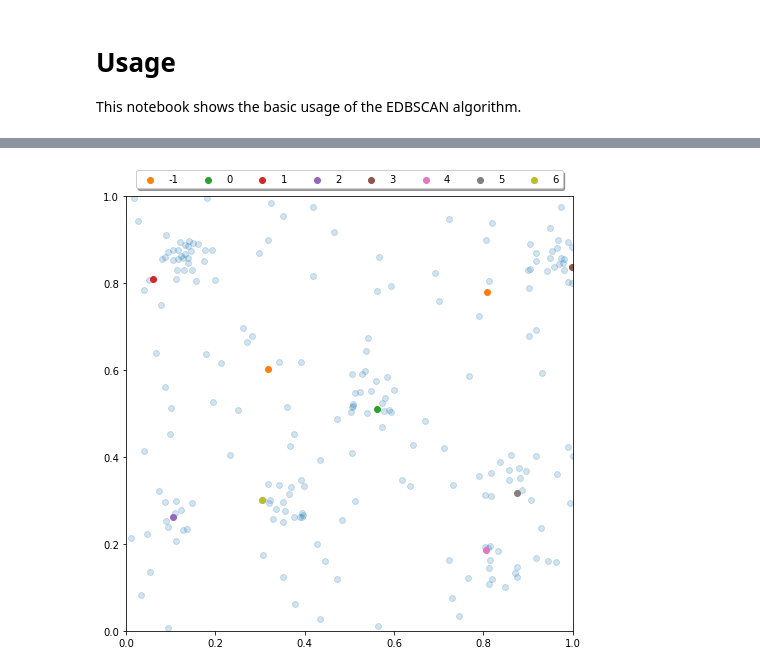
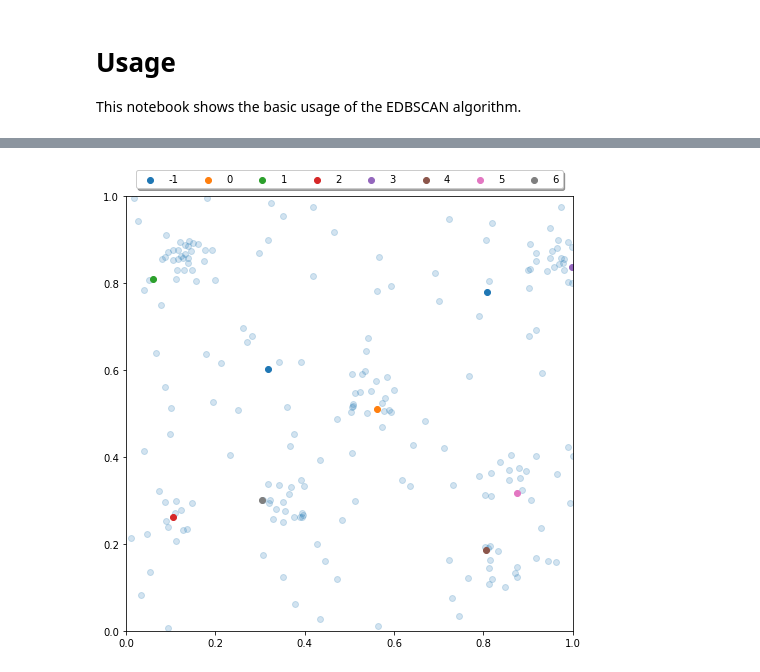
Before and after one commit to RubenPants/EDBSCAN, a Jupyter notebook: examples/usage.ipynb, the cells around one changed output, grey strips where cells are left out. Saved outputs shown, nothing was run; the diff lists cells and outputs as text; code cells hidden in the pictures.

```diff
--- a/examples/usage.ipynb
+++ b/examples/usage.ipynb
@@ -22,0 +23,15 @@ time: 635 ms (started: 2021-11-14 23:31:37 +01:00)
+# %%
+# Specify the color scheme
+COLORS = {
+    None: 'tab:blue',
+    -1: 'tab:blue',
+    0: 'tab:orange',
+    1: 'tab:green',
+    2: 'tab:red',
+    3: 'tab:purple',
+    4: 'tab:brown',
+    5: 'tab:pink',
+    6: 'tab:gray',
+    7: 'tab:olive',
+    8: 'tab:cyan',
+}
@@ -23,9 +40,9 @@ time: 635 ms (started: 2021-11-14 23:31:37 +01:00)
 # %%
 # Load in the data
-with open(Path.cwd() / 'examples/data.npy', 'rb') as f:
+with open(Path.cwd() / 'examples/data/default_X.npy', 'rb') as f:
     data = np.load(f,allow_pickle=True)
 
-with open(Path.cwd() / 'examples/y.npy', 'rb') as f:
+with open(Path.cwd() / 'examples/data/default_y.npy', 'rb') as f:
     y = np.load(f,allow_pickle=True)
 
 # Show the manually labeled samples
@@ -52,17 +69,18 @@ time: 4.89 ms (started: 2021-11-14 23:31:38 +01:00)
 # %%
 # Visualise the raw data (including the manually put labels)
 plt.figure(figsize=(8,8))
 for label in [None,] + list(range(-1,7)):
     plt.scatter(
         data[y == label,0],
         data[y == label,1],
         label=label,
-        alpha=.2 if label == None else 1
+        alpha=.2 if label == None else 1,
+        color=COLORS[label],
     )
 plt.xlim(0,1)
 plt.ylim(0,1)
 plt.legend(loc='upper center', bbox_to_anchor=(0.5, 1.07),
           ncol=8, fancybox=True, shadow=True)
 plt.show()
 # %% [output]
-[figure, old version]
+[figure, new version]
```
Also changed, not shown: parts of 15 cells of this notebook, 24 other files.
